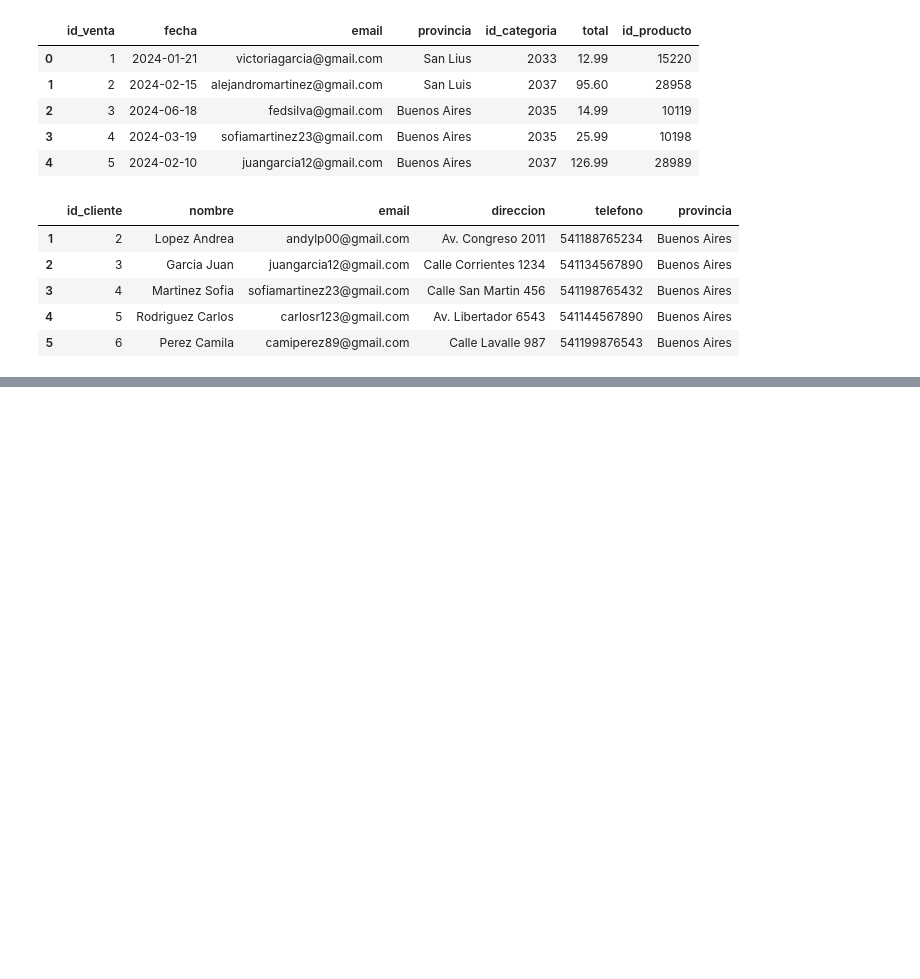
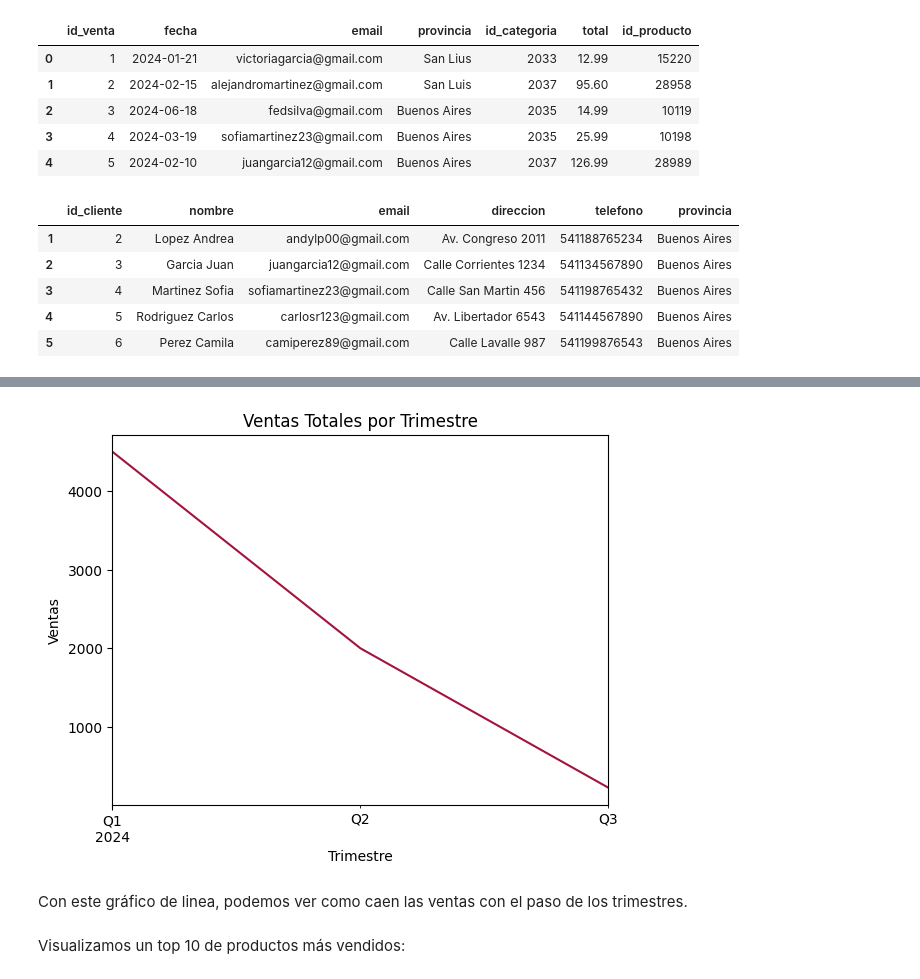
Before and after one commit to sbkrz/noir_velvet, a Jupyter notebook: EDA.ipynb, the cells around one changed output, grey strips where cells are left out. Drawn from its saved outputs; the diff is of its cells as text; code cells hidden in the pictures; blank space fills up the shorter version.

```diff
--- a/EDA.ipynb
+++ b/EDA.ipynb
@@ -54,0 +171,15 @@ clientes.head()
+# %%
+ventas['trimestre'] = ventas['fecha'].dt.to_period('Q')
+# %%
+ventas_trimestre = ventas.groupby('trimestre')['total'].sum()
+# %%
+ventas_trimestre.plot(kind='line', title='Ventas Totales por Trimestre', color= '#a4133c')
+plt.ylabel('Ventas')
+plt.xlabel('Trimestre')
+plt.show()
+# %% [output]
+[figure, added]
+# %% [markdown]
+Con este gráfico de linea, podemos ver como caen las ventas con el paso de los trimestres.
+# %% [markdown]
+Visualizamos un top 10 de productos más vendidos:
```
Also changed, not shown: parts of 52 cells of this notebook.
